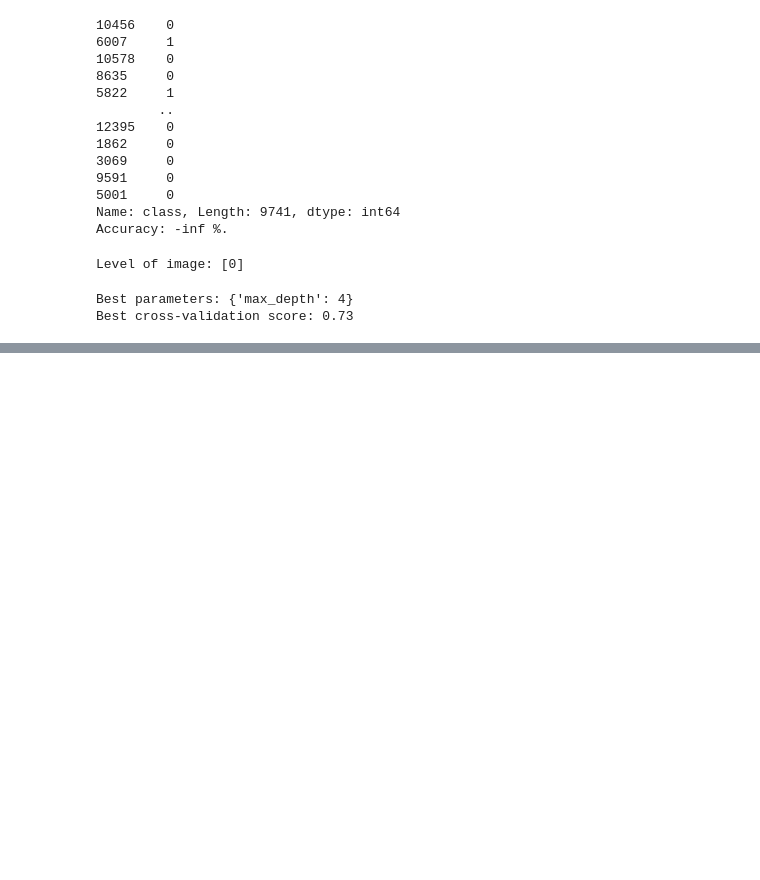
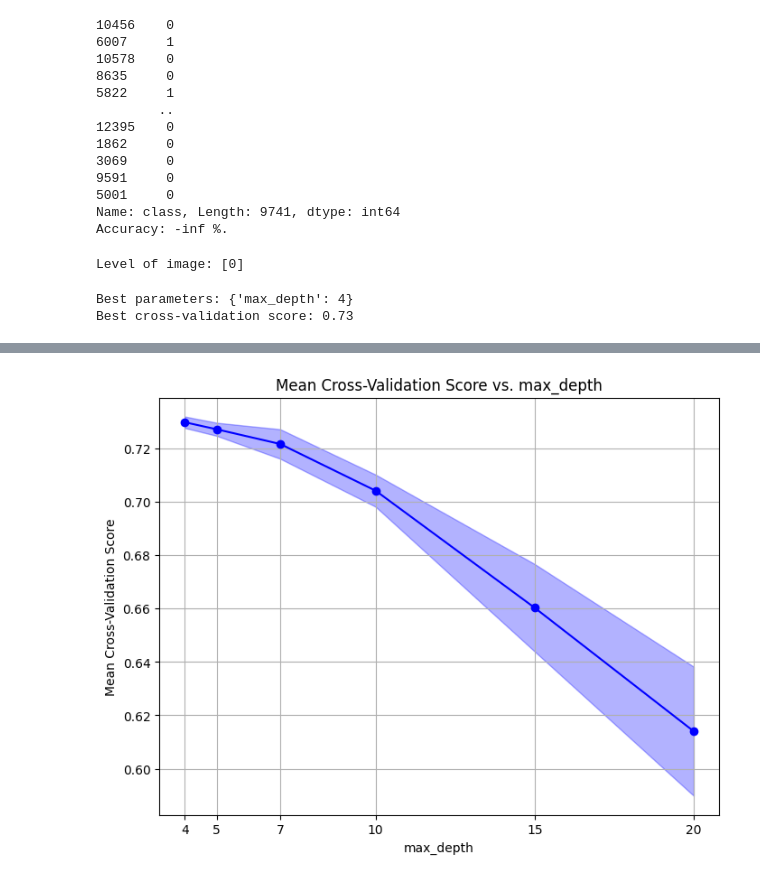
Before and after one commit to rajatjc/COMP6721, a Jupyter notebook: DT_Semi/decisionTreeSemi.ipynb, the cells around one changed output, grey strips where cells are left out. Saved outputs shown, nothing was run; the diff lists cells and outputs as text; code cells hidden in the pictures; blank space fills up the shorter version.

```diff
--- a/DT_Semi/decisionTreeSemi.ipynb
+++ b/DT_Semi/decisionTreeSemi.ipynb
@@ -265,0 +265,16 @@ plt.show()
+# %%
+max_depth_values = [4, 5, 7, 10, 15, 20]
+mean_scores = grid.cv_results_['mean_test_score']
+std_scores = grid.cv_results_['std_test_score']
+
+plt.figure(figsize=(8, 6))
+plt.plot(max_depth_values, mean_scores, marker='o', color='blue')
+plt.fill_between(max_depth_values, mean_scores - std_scores, mean_scores + std_scores, color='blue', alpha=0.3)
+plt.title('Mean Cross-Validation Score vs. max_depth')
+plt.xlabel('max_depth')
+plt.ylabel('Mean Cross-Validation Score')
+plt.xticks(max_depth_values)
+plt.grid(True)
+plt.show()
+# %% [output]
+[figure, added]
```
Also changed, not shown: parts of 2 cells of this notebook.
